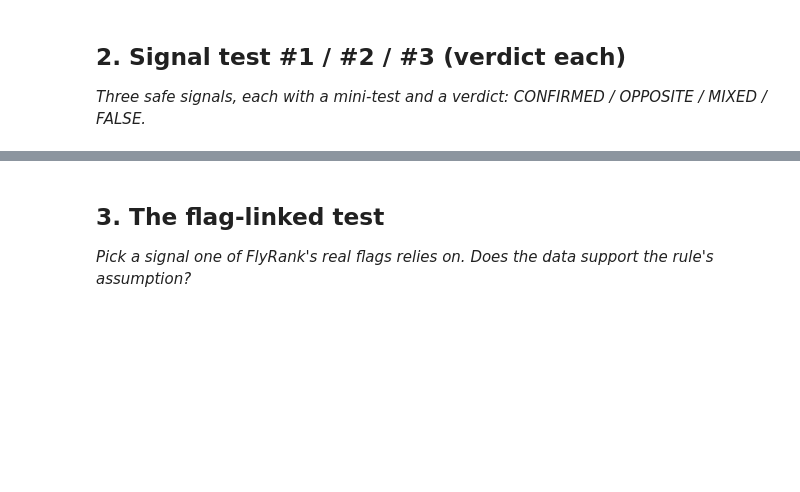
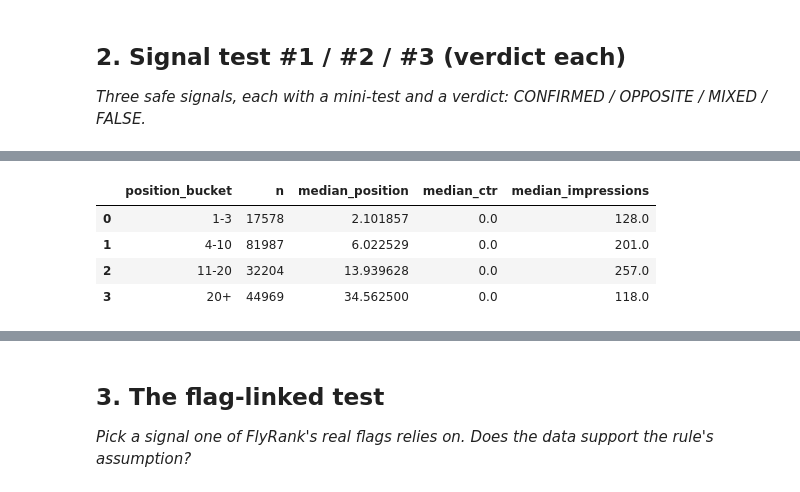
Before and after one commit to kiran162005/flyrank-ml, a Jupyter notebook: work/notebooks/w04_signal_audit.ipynb, the cells around one changed output, grey strips where cells are left out. Cells and saved outputs as stored; diff of their text form; code cells hidden in the pictures; blank space fills up the shorter version.

```diff
--- a/work/notebooks/w04_signal_audit.ipynb
+++ b/work/notebooks/w04_signal_audit.ipynb
@@ -16,0 +243,41 @@ This skeleton is yours to fill. Work the sections **in order** — each one has
+# %%
+# Signal 3: Average position
+
+position_test = con.sql(f"""
+WITH content AS (
+    SELECT
+        client_hash_id,
+        content_hash_id,
+        SUM(gsc_impressions) AS impressions,
+        SUM(gsc_clicks) * 1.0
+            / NULLIF(SUM(gsc_impressions), 0) AS ctr,
+        AVG(gsc_avg_position) AS avg_position
+    FROM {FACT}
+    WHERE gsc_data_available IS TRUE
+      AND gsc_avg_position IS NOT NULL
+    GROUP BY 1, 2
+    HAVING SUM(gsc_impressions) > 0
+)
+SELECT
+    CASE
+        WHEN avg_position <= 3 THEN '1-3'
+        WHEN avg_position <= 10 THEN '4-10'
+        WHEN avg_position <= 20 THEN '11-20'
+        ELSE '20+'
+    END AS position_bucket,
+    COUNT(*) AS n,
+    MEDIAN(avg_position) AS median_position,
+    MEDIAN(ctr) AS median_ctr,
+    MEDIAN(impressions) AS median_impressions
+FROM content
+GROUP BY 1
+ORDER BY median_position
+""").df()
+
+display(position_test)
+# %% [output]
+|  | position_bucket | n | median_position | median_ctr | median_impressions |
+| 0 | 1-3 | 17578 | 2.101857 | 0.0 | 128.0 |
+| 1 | 4-10 | 81987 | 6.022529 | 0.0 | 201.0 |
+| 2 | 11-20 | 32204 | 13.939628 | 0.0 | 257.0 |
+| 3 | 20+ | 44969 | 34.562500 | 0.0 | 118.0 |
```
Also changed, not shown: parts of 14 cells of this notebook.
